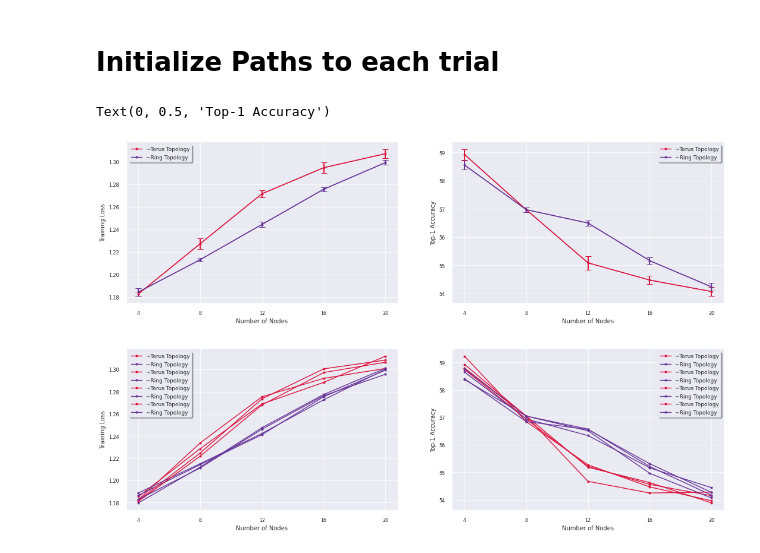
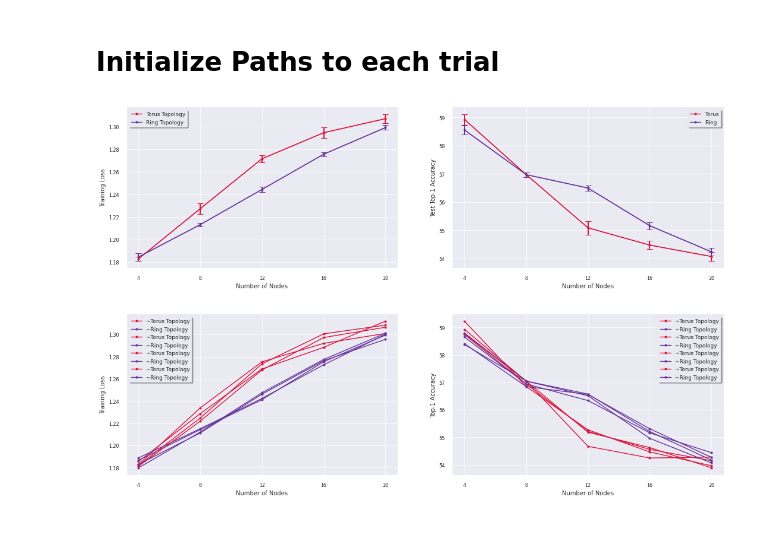
Before and after one commit to arjunarao619/Decent_Opt, a Jupyter notebook: Topology_Experiments.ipynb, the cells around one changed output. Saved outputs shown, nothing was run; the diff lists cells and outputs as text; code cells hidden in the pictures.

```diff
--- a/Topology_Experiments.ipynb
+++ b/Topology_Experiments.ipynb
@@ -339,7 +339,7 @@ final_acc_r /= float(trials)
 
 nodes = [4,8,12,16,20]
 
-ax[1].plot(nodes, max_acc_t,'-',color='crimson', markevery=True, marker = 'o',markersize=4,label = '~Torus Topology')
+ax[1].plot(nodes, max_acc_t,'-',color='crimson', markevery=True, marker = 'o',markersize=4,label = 'Torus')
 err_max_acc_t = [np.std(err_max_acc_t[l]) for l in range(len(err_max_acc_t))]
 (_, caps, _) = ax[1].errorbar(nodes, max_acc_t, yerr=err_max_acc_t, capsize=5, elinewidth=2, color='crimson')
 
@@ -348,7 +348,7 @@ for cap in caps:
     cap.set_color('crimson')
 
 
-ax[1].plot(nodes, max_acc_r,'-',color='rebeccapurple', markevery=True, marker = 'o',markersize=4,label = '~Ring Topology')
+ax[1].plot(nodes, max_acc_r,'-',color='rebeccapurple', markevery=True, marker = 'o',markersize=4,label = 'Ring')
 ax[1].set_xticks([4,8,12,16,20])
 err_max_acc_r = [np.std(err_max_acc_r[l]) for l in range(len(err_max_acc_r))]
 (_, caps, _) = ax[1].errorbar(nodes, max_acc_r, yerr=err_max_acc_r, capsize=5, elinewidth=2,color='rebeccapurple')
@@ -357,38 +357,39 @@ for cap in caps:
     cap.set_markeredgewidth(1)
     cap.set_color('rebeccapurple')
 
 
 
-ax[0].plot(nodes, min_loss_t,'-',color='crimson', markevery=True, marker = 'o',markersize=4,label = '~Torus Topology')
+ax[0].plot(nodes, min_loss_t,'-',color='crimson', markevery=True, marker = 'o',markersize=4,label = 'Torus Topology')
 err_min_loss_t = [np.std(err_min_loss_t[l]) for l in range(len(err_min_loss_t))]
 (_, caps, _) = ax[0].errorbar(nodes, min_loss_t, yerr=err_min_loss_t, capsize=5, elinewidth=2,color='crimson')
 
 for cap in caps:
     cap.set_markeredgewidth(1)
     cap.set_color('crimson')
 
 
-ax[0].plot(nodes, min_loss_r,'-',color='rebeccapurple', markevery=True, marker = 'o',markersize=4,label = '~Ring Topology')
+ax[0].plot(nodes, min_loss_r,'-',color='rebeccapurple', markevery=True, marker = 'o',markersize=4,label = 'Ring Topology')
 ax[0].set_xticks([4,8,12,16,20])
 err_min_loss_r = [np.std(err_min_loss_r[l]) for l in range(len(err_min_loss_r))]
 (_, caps, _) = ax[0].errorbar(nodes, min_loss_r, yerr=err_min_loss_r, capsize=5, elinewidth=2, color='rebeccapurple')
 
 for cap in caps:
     cap.set_markeredgewidth(1)
     cap.set_color('rebeccapurple')
 
 
 ax[0].legend(prop={'size': 9},
           ncol=1, fancybox=True, shadow=True)
 ax[1].legend(prop={'size': 9},
           ncol=1, fancybox=True, shadow=True)
 ax[0].set_xlabel('Number of Nodes',fontsize=10)
 ax[1].set_xlabel('Number of Nodes',fontsize=10)
 ax[0].set_ylabel('Training Loss',fontsize=10)
-ax[1].set_ylabel('Top-1 Accuracy',fontsize=10)
+ax[1].set_ylabel('Test Top-1 Accuracy',fontsize=10)
+
+plt.savefig('topology.pdf')
 # %% [output]
-Text(0, 0.5, 'Top-1 Accuracy')
-[figure, old version]
+[figure, new version]
 # %%
 fig, ax = plt.subplots(1, 2,figsize=(18,5))
 n4 = ['/home/aarao8/choco_2/ChocoSGD/dl_code/data/checkpoint/cifar10/mlp/test/1621992117_lr-0.1_epochs-300_batchsize-128_num_mpi_process_4_topology-torus_comm_info-compress_top_k-0.8__dataset-cifar10_unit-256/',
```
Also changed, not shown: parts of 7 cells of this notebook, 4 other files.
